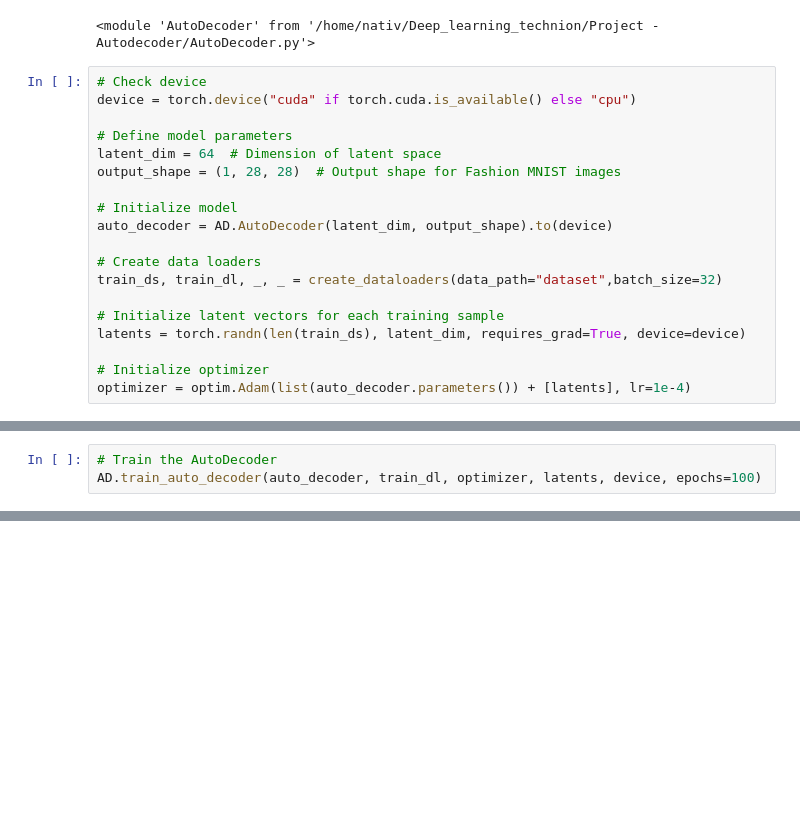
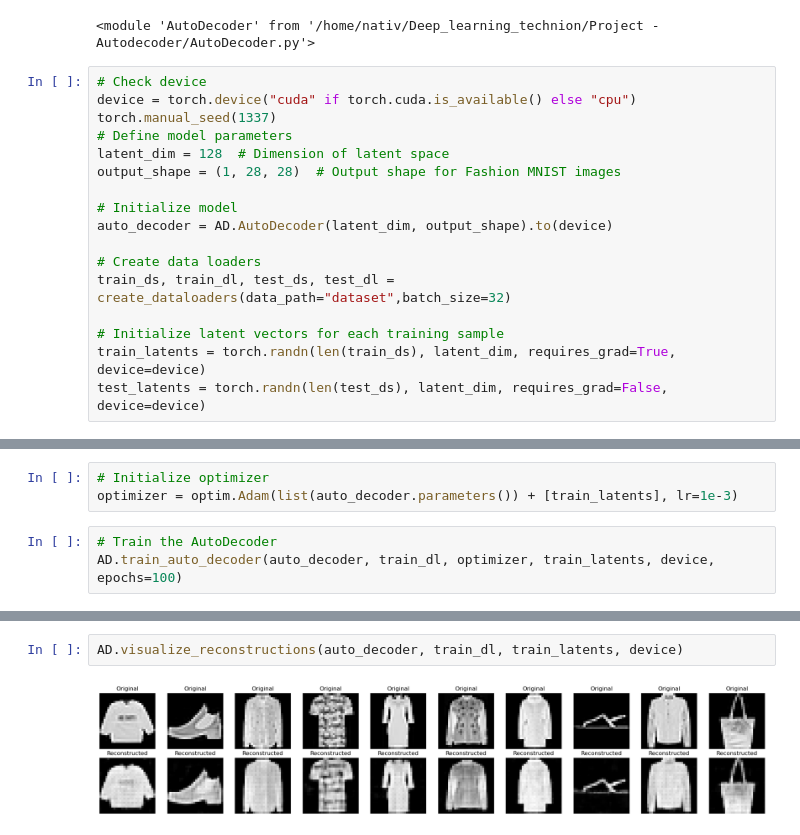
Before and after one commit to NatPath/Deep_learning_technion, a Jupyter notebook: Project - Autodecoder/AD_project.ipynb, the cells around one changed output, grey strips where cells are left out. Cells and saved outputs as stored; diff of their text form; blank space fills up the shorter version.

```diff
--- a/Project - Autodecoder/AD_project.ipynb
+++ b/Project - Autodecoder/AD_project.ipynb
@@ -15,19 +16,17 @@ importlib.reload(AD)
 # %%
 # Check device
 device = torch.device("cuda" if torch.cuda.is_available() else "cpu")
-
+torch.manual_seed(1337)
 # Define model parameters
-latent_dim = 64  # Dimension of latent space
+latent_dim = 128  # Dimension of latent space
 output_shape = (1, 28, 28)  # Output shape for Fashion MNIST images
 
 # Initialize model
 auto_decoder = AD.AutoDecoder(latent_dim, output_shape).to(device)
 
 # Create data loaders
-train_ds, train_dl, _, _ = create_dataloaders(data_path="dataset",batch_size=32)
+train_ds, train_dl, test_ds, test_dl = create_dataloaders(data_path="dataset",batch_size=32)
 
 # Initialize latent vectors for each training sample
-latents = torch.randn(len(train_ds), latent_dim, requires_grad=True, device=device)
-
-# Initialize optimizer
-optimizer = optim.Adam(list(auto_decoder.parameters()) + [latents], lr=1e-4)
+train_latents = torch.randn(len(train_ds), latent_dim, requires_grad=True, device=device)
+test_latents = torch.randn(len(test_ds), latent_dim, requires_grad=False, device=device)
@@ -50,4 +33,7 @@ AutoDecoder(
+# %%
+# Initialize optimizer
+optimizer = optim.Adam(list(auto_decoder.parameters()) + [train_latents], lr=1e-3)
 # %%
 # Train the AutoDecoder
-AD.train_auto_decoder(auto_decoder, train_dl, optimizer, latents, device, epochs=100)
+AD.train_auto_decoder(auto_decoder, train_dl, optimizer, train_latents, device, epochs=100)
 # %% [output]
@@ -70,0 +69,4 @@ Epoch [100/100], Loss: 5538.4798
+# %%
+AD.visualize_reconstructions(auto_decoder, train_dl, train_latents, device)
+# %% [output]
+[figure, added]
```
Also changed, not shown: parts of 6 cells of this notebook, 1 other file.
